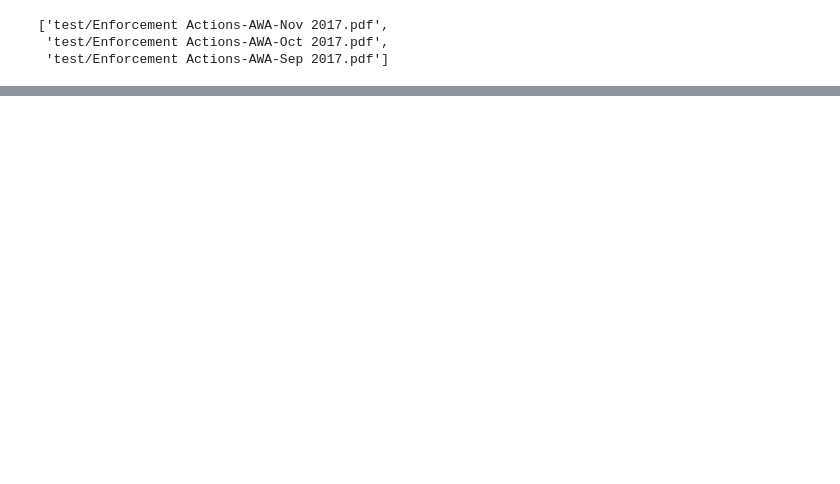
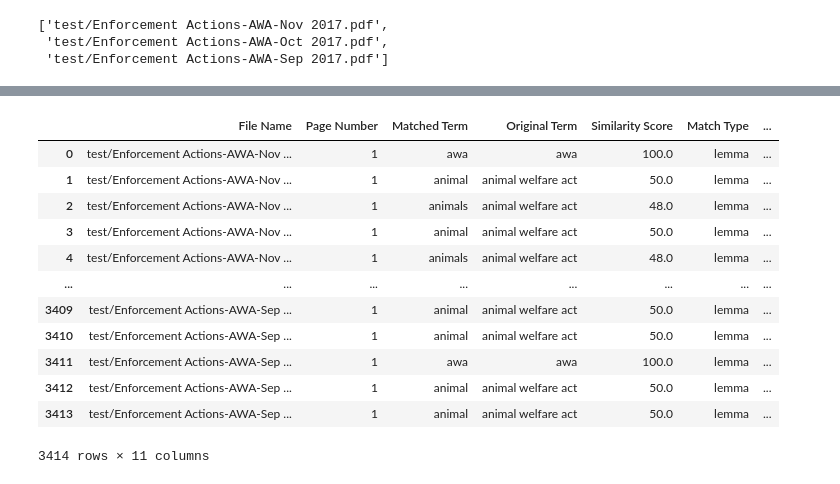
Before and after one commit to smarshak33/APHIS-FOIA-Dynamic-Scrape, a Jupyter notebook: 02 APHIS Text Analysis.ipynb, the cells around one changed output, grey strips where cells are left out. Cells and saved outputs as stored; diff of their text form; code cells hidden in the pictures; blank space fills up the shorter version.

```diff
--- a/02 APHIS Text Analysis.ipynb
+++ b/02 APHIS Text Analysis.ipynb
@@ -112,2 +172,16 @@ ValueError: All objects passed were None
 # %%
-df_list(sample)
+df
+# %% [output]
+|  | File Name | Page Number | Matched Term | Original Term | Similarity Score | Match Type | ... |
+| 0 | test/Enforcement Actions-AWA-Nov ... | 1 | awa | awa | 100.0 | lemma | ... |
+| 1 | test/Enforcement Actions-AWA-Nov ... | 1 | animal | animal welfare act | 50.0 | lemma | ... |
+| 2 | test/Enforcement Actions-AWA-Nov ... | 1 | animals | animal welfare act | 48.0 | lemma | ... |
+| 3 | test/Enforcement Actions-AWA-Nov ... | 1 | animal | animal welfare act | 50.0 | lemma | ... |
+| 4 | test/Enforcement Actions-AWA-Nov ... | 1 | animals | animal welfare act | 48.0 | lemma | ... |
+| ... | ... | ... | ... | ... | ... | ... | ... |
+| 3409 | test/Enforcement Actions-AWA-Sep ... | 1 | animal | animal welfare act | 50.0 | lemma | ... |
+| 3410 | test/Enforcement Actions-AWA-Sep ... | 1 | animal | animal welfare act | 50.0 | lemma | ... |
+| 3411 | test/Enforcement Actions-AWA-Sep ... | 1 | awa | awa | 100.0 | lemma | ... |
+| 3412 | test/Enforcement Actions-AWA-Sep ... | 1 | animal | animal welfare act | 50.0 | lemma | ... |
+| 3413 | test/Enforcement Actions-AWA-Sep ... | 1 | animal | animal welfare act | 50.0 | lemma | ... |
+3414 rows × 11 columns
```
Also changed, not shown: parts of 8 cells of this notebook.
